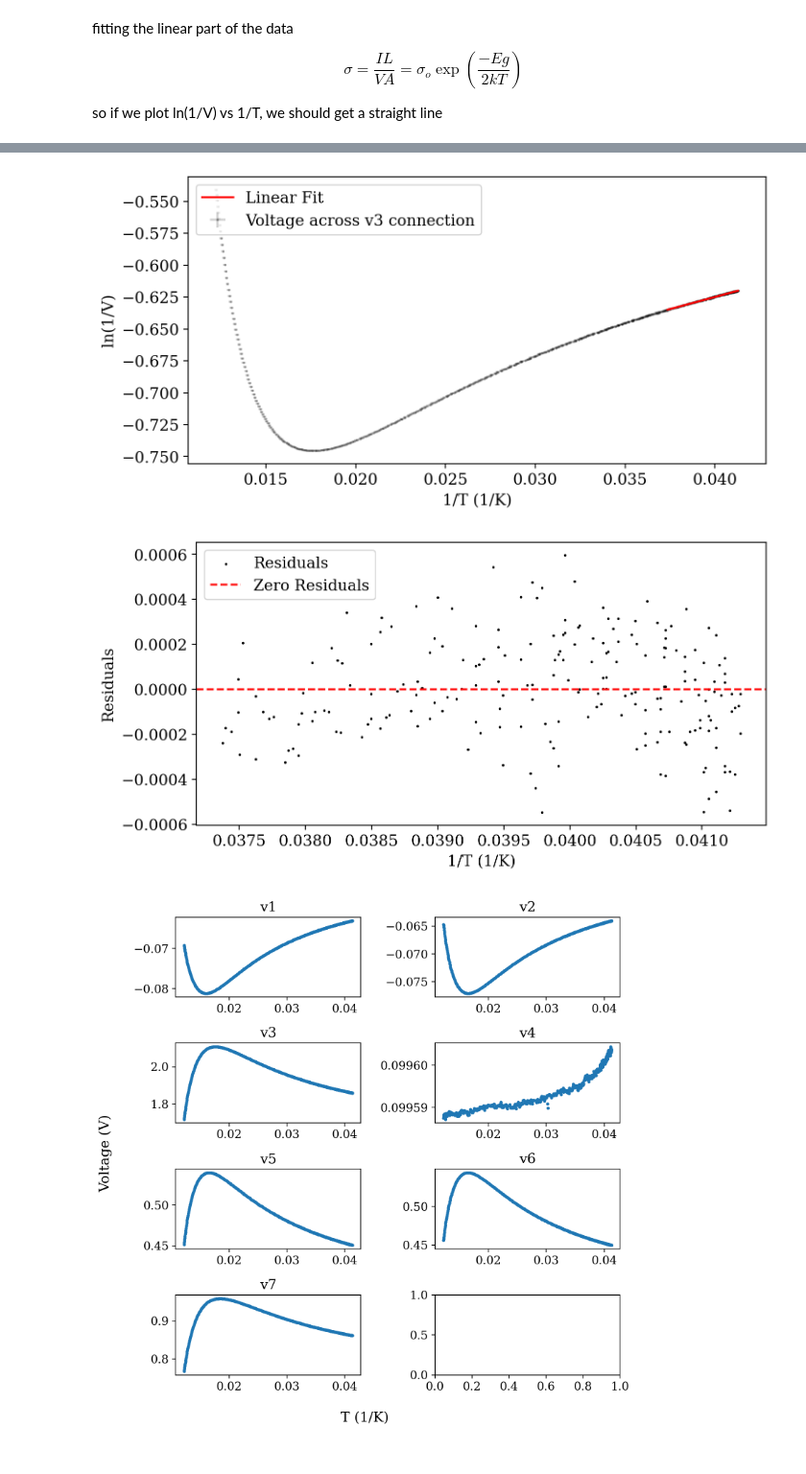
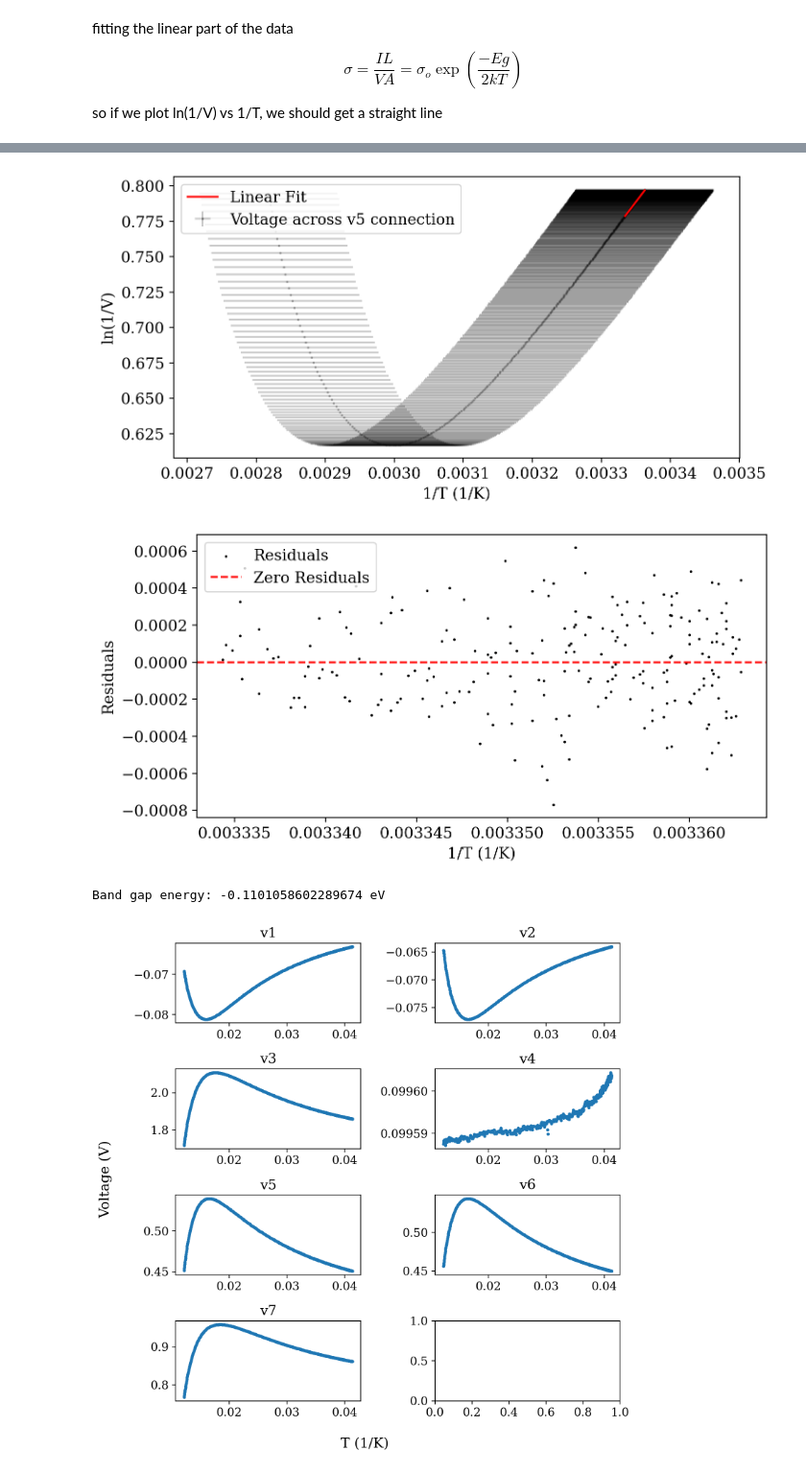
Before and after one commit to orpereira/PHYS469, a Jupyter notebook: hall_experiment/Hall_effect_analysis.ipynb, the cells around one changed output, grey strips where cells are left out. Shown at 96% size. Saved outputs shown, nothing was run; the diff lists cells and outputs as text; code cells hidden in the pictures.

Commit message:
added code to get band gap energy and conductivity. Errors need to be fixed in linear fit plot

```diff
--- a/hall_experiment/Hall_effect_analysis.ipynb
+++ b/hall_experiment/Hall_effect_analysis.ipynb
@@ -10,5 +11,11 @@ import os
 # %%
 user_path = '/Users/oliviapereira/Desktop' if (os.path.isdir('/Users/oliviapereira')) else '/Users/audrey/Documents/PHYS469'
+# %%
+# constants
+csts = dict()
+csts['k'] = 1.380649e-23  # J/K
+csts['A'] = 3.15*0.92*1e-6  # m
+csts['L'] = 10.00e-3  # m
 # %% [markdown]
 ## Functions
 # %% [markdown]
@@ -47,11 +54,9 @@ def interp_data(dataset, new_file):
 # %% [markdown]
 #### Plot with linear fit
 # %%
-import importlib
-
-def linear_fit(data_dict, voltage_channel):
+def linear_fit(data_dict, voltage_channel, applied_current, csts=csts):
     importlib.reload(plt)
-    T = data_dict['T']
+    T = data_dict['T'] + 273.15  # K
     V = data_dict[voltage_channel]
 
     plt.figure(figsize=(8, 4), dpi=200)
@@ -63,8 +68,12 @@ def linear_fit(data_dict, voltage_channel):
     plt.ylabel('ln(1/V)')
 
     # Perform a linear fit on the specified section of the data
-    coefficients = np.polyfit(1/T[350:], np.log(np.abs(1/V[350:])), 1)
+    coefficients = np.polyfit(1/T[350:], np.log(np.abs(1/V[350:])), 1)  # highest power first
     polynomial = np.poly1d(coefficients)
+
+    # Compute the band gap energy and conductivity from the fit
+    Eg = -coefficients[0]*2*csts['k']*6.242e18  # eV
+    sigma = applied_current*1e-3*csts['L']*np.exp(coefficients[1])/csts['A']  # 1e-3 to convert current from mA to A!!
 
     # Generate x values for the fitted line
     T_fit = np.linspace(1/T[350], (1/T).max(), 100)
@@ -83,6 +92,8 @@ def linear_fit(data_dict, voltage_channel):
     plt.axhline(0, color='red', linestyle='--', label='Zero Residuals')
     plt.legend(loc='upper left')
     plt.show()
+
+    return Eg, sigma
 # %% [markdown]
 ## Load Data
 # %%
@@ -122,5 +133,3 @@ so if we plot ln(1/V) vs 1/T, we should get a straight line
 # %%
 # are we using hall voltage or voltage along the current...?
 # hall voltage is on V1 and V2
-# %%
-linear_fit(data_dict, 'v1')
@@ -130,11 +138,13 @@ linear_fit(data_dict, 'v1')
 # %%
-linear_fit(data_dict, 'v3')
+Eg_300mV_10mA_heating_V5, sigma_300mV_10mA_heating_V5 = linear_fit(data_dict, 'v5', applied_current=10)
+print(f'Band gap energy: {Eg_300mV_10mA_heating_V5} eV')
 
 # FOR AUDREY;
 # I think the uncertainty on the Thermocouple is 0.0001, and 0.0000001 on V1
 # %% [output]
-[figure, old version]
+[figure, new version]
-[figure, old version]
+[figure, new version]
+Band gap energy: -0.1101058602289674 eV
 # %%
 plot_voltage_temp(data_dict)
 # %% [output]
```
Also changed, not shown: parts of 4 cells of this notebook, 1 other file.
